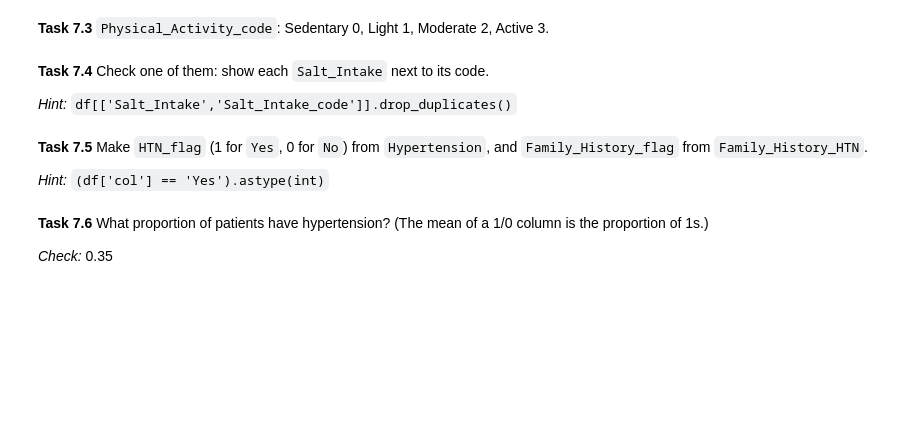
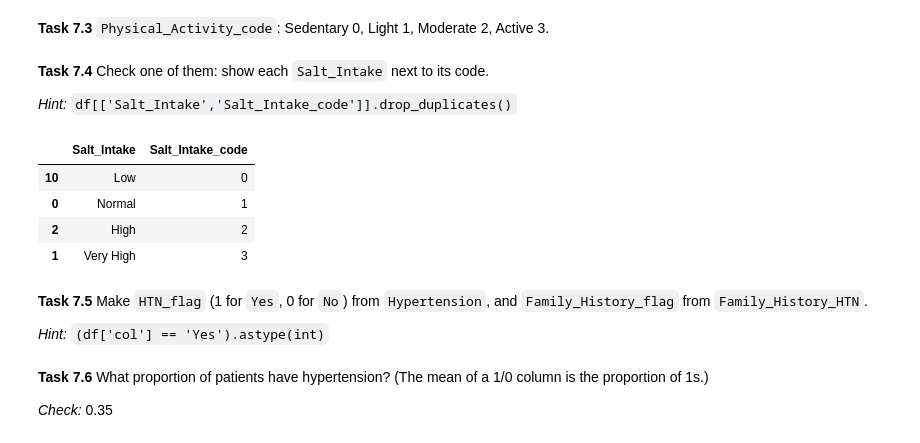
Before and after one commit to Jeyaprabakar01/programming_for_data_analysis_workshop_4_27_10_2026, a Jupyter notebook: Workshop_4_27_10_2026.ipynb, the cells around one changed output. Cells and saved outputs as stored; diff of their text form; code cells hidden in the pictures; blank space fills up the shorter version.

```diff
--- a/Workshop_4_27_10_2026.ipynb
+++ b/Workshop_4_27_10_2026.ipynb
@@ -523,11 +594,11 @@ df['Salt_Intake_code'] = df['Salt_Intake'].map({...})
 # %% [markdown]
 **Task 7.2** `Stress_Level_code`: Low 0, Moderate 1, High 2, Very High 3.
-# %%
-df['Stress_Level_code'] = ...
+# %%
+df['Stress_Level_code'] = df['Stress_Level'].map({'Low': 0, 'Moderate': 1, 'High': 2, 'Very High': 3})
 # %% [markdown]
 **Task 7.3** `Physical_Activity_code`: Sedentary 0, Light 1, Moderate 2, Active 3.
-# %%
-df['Physical_Activity_code'] = ...
+# %%
+df['Physical_Activity_code'] = df['Physical_Activity'].map({'Sedentary': 0, 'Light': 1, 'Moderate': 2, 'Active': 3})
 # %% [markdown]
 **Task 7.4** Check one of them: show each `Salt_Intake` next to its code.
 
@@ -537,3 +606,11 @@ df['Physical_Activity_code'] = ...
+# %%
+df[['Salt_Intake', 'Salt_Intake_code']].drop_duplicates().sort_values('Salt_Intake_code')
+# %% [output]
+|  | Salt_Intake | Salt_Intake_code |
+| 10 | Low | 0 |
+| 0 | Normal | 1 |
+| 2 | High | 2 |
+| 1 | Very High | 3 |
 # %% [markdown]
 **Task 7.5** Make `HTN_flag` (1 for `Yes`, 0 for `No`) from `Hypertension`, and `Family_History_flag` from `Family_History_HTN`.
 
```
Also changed, not shown: parts of 20 cells of this notebook.
